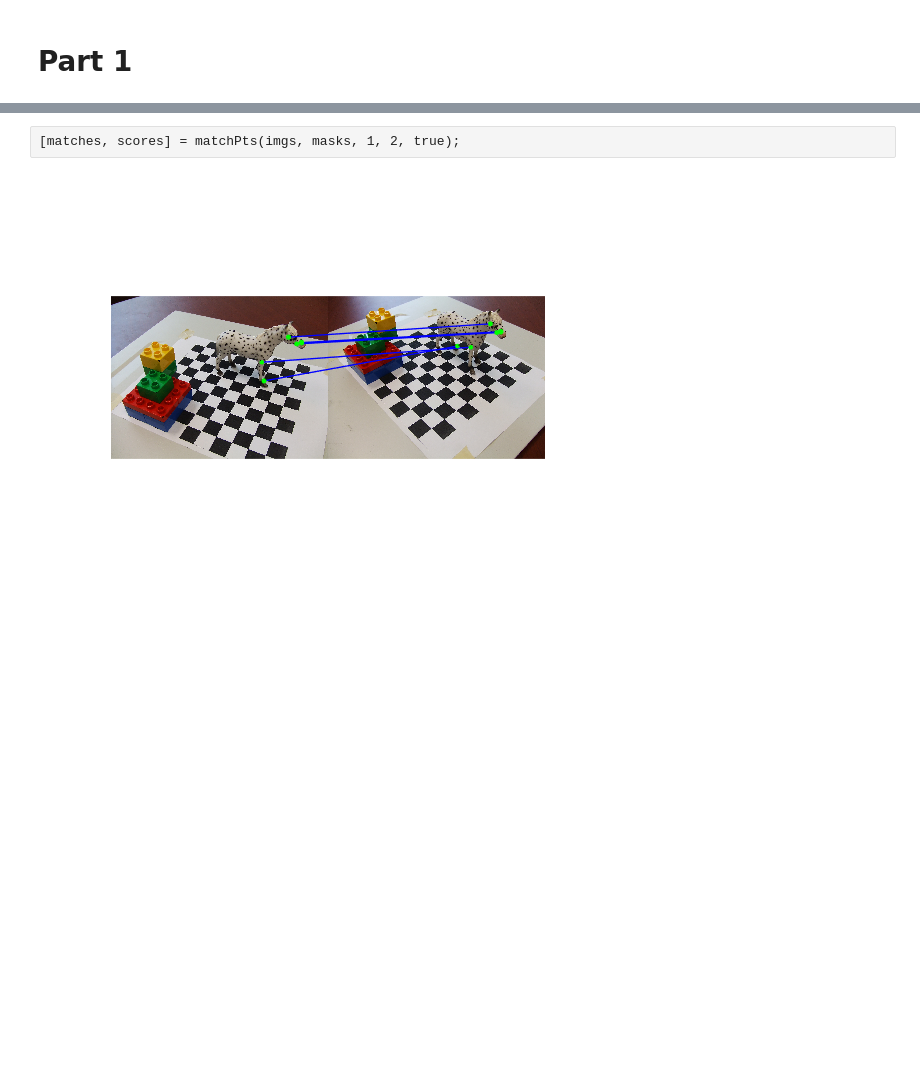
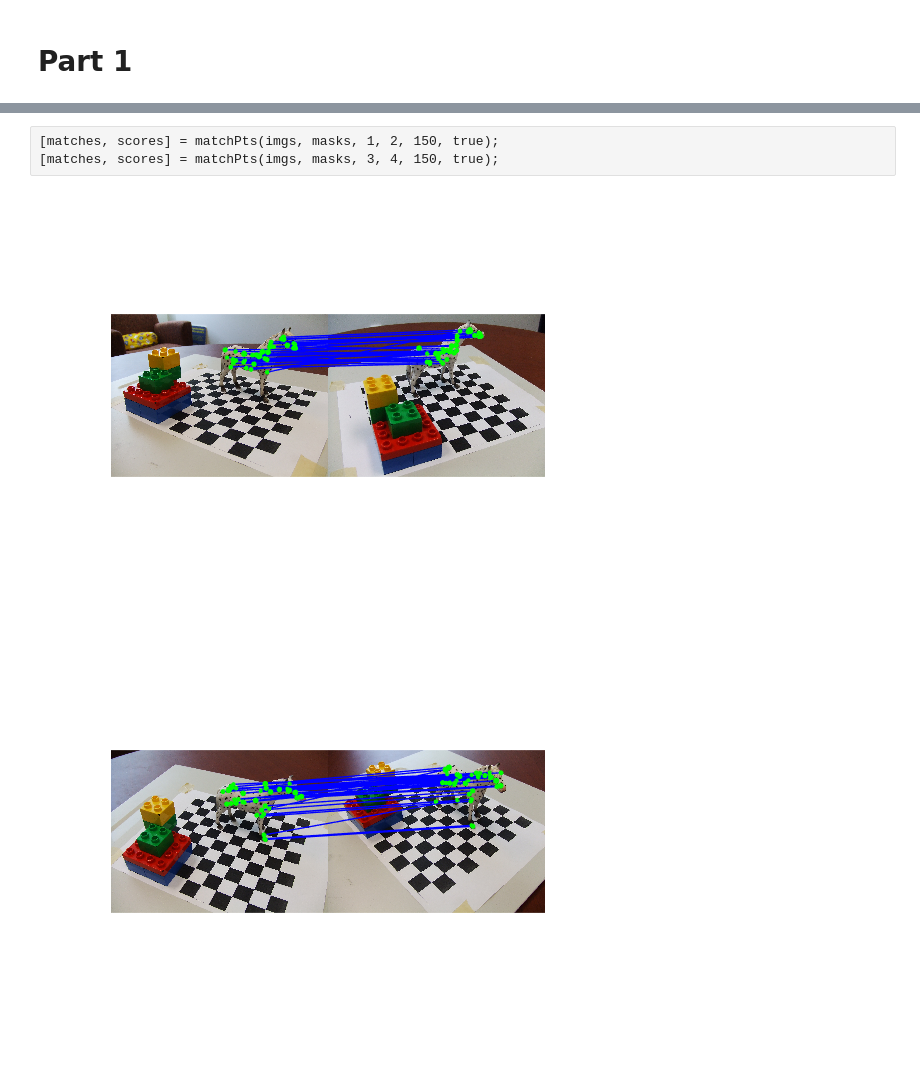
Before and after one commit to SIGUSRz/VisualComp, a Jupyter notebook: HW3/Main.ipynb, the cells around one changed output, grey strips where cells are left out. Drawn from its saved outputs; the diff is of its cells as text; blank space fills up the shorter version.

```diff
--- a/HW3/Main.ipynb
+++ b/HW3/Main.ipynb
@@ -82,6 +84,8 @@ end
 # %% [output]
 Created file '/Users/zengs/Documents/Code/VisualComp/HW3/func/matchPts.m'.
 # %%
-[matches, scores] = matchPts(imgs, masks, 1, 2, true);
+[matches, scores] = matchPts(imgs, masks, 1, 2, 150, true);
+[matches, scores] = matchPts(imgs, masks, 3, 4, 150, true);
 # %% [output]
-[figure, old version]
+[figure, new version]
+[figure, added]
```
Also changed, not shown: parts of 10 cells of this notebook, 4 other files.
